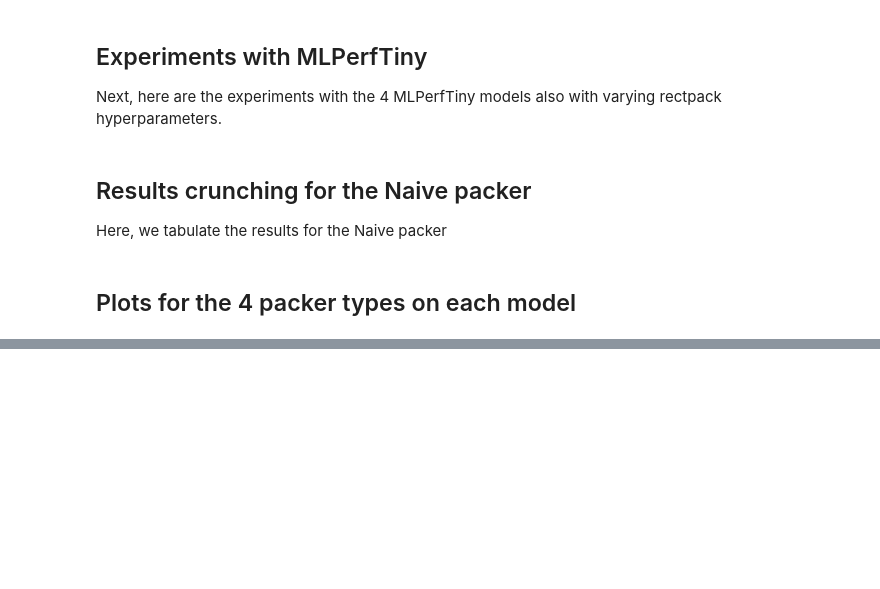
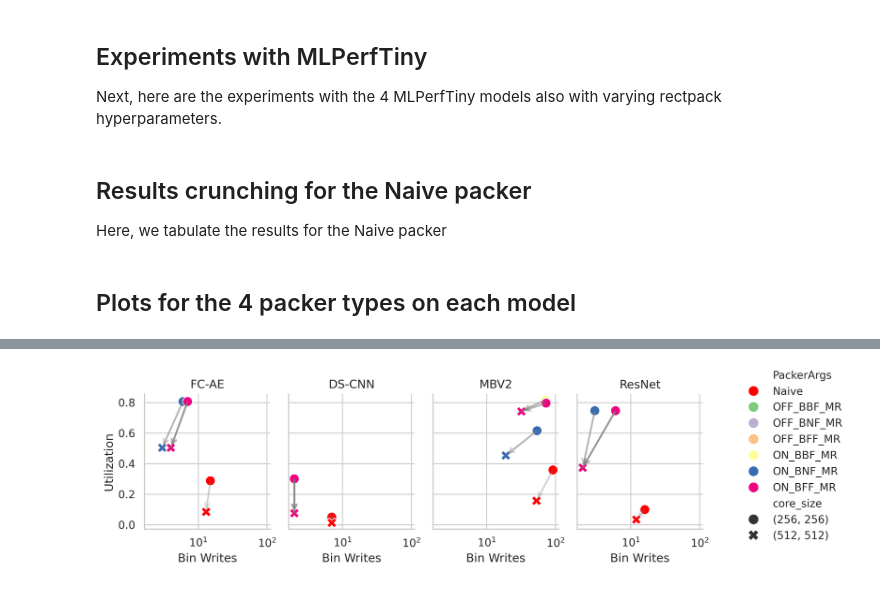
Before and after one commit to Lawrence-lugs/MARP, a Jupyter notebook: marp_results.ipynb, the cells around one changed output, grey strips where cells are left out. Cells and saved outputs as stored; diff of their text form; code cells hidden in the pictures; blank space fills up the shorter version.

```diff
--- a/marp_results.ipynb
+++ b/marp_results.ipynb
@@ -613,0 +658,51 @@ KeyboardInterrupt:
+# %%
+g = sns.relplot(
+    data=plot_df,
+    x='bin_writes',
+    y='utilization',
+    style='core_size',
+    col='ModelName',
+    hue='PackerArgs',
+    palette=custom_palette,
+    kind='scatter',
+    s=100
+)
+
+g.figure.set_size_inches(9, 3)
+g.figure.set_dpi(300)
+
+# Draw lines with directional arrows between points of the same ModelName and PackerArgs, across core_size
+for ax, col_val in zip(g.axes.flat, g.col_names):
+    for packer_arg in plot_df['PackerArgs'].unique():
+        # Only select data for the current subplot (col_val is ModelName)
+        subset = plot_df[(plot_df['ModelName'] == col_val) & (plot_df['PackerArgs'] == packer_arg)]
+        if len(subset) > 1:
+            subset_sorted = subset.sort_values(by='core_size')
+            x = subset_sorted['bin_writes'].values
+            y = subset_sorted['utilization'].values
+            ax.plot(x, y, linestyle='-', alpha=0.2, color='gray')
+            for i in range(len(x)-1):
+                ax.annotate(
+                    '',
+                    xy=(x[i+1], y[i+1]),
+                    xytext=(x[i], y[i]),
+                    arrowprops=dict(arrowstyle='->', color='gray', lw=2, alpha=0.2)
+                )
+
+# set legend outside
+g._legend.set_bbox_to_anchor((1.01, 1))
+g._legend.set_loc('upper left')
+
+g.set_axis_labels('Bin Writes', 'Utilization')
+
+# Set log x
+g.set(xscale='log')
+
+# Remove everything before = in the titles
+for ax in g.axes.flat:
+    ax.set_title(ax.get_title().split('=')[-1].strip())
+
+plt.tight_layout()
+plt.savefig('images/utilization_core_size_bin_writes.svg')
+# %% [output]
+[figure, added]
```
Also changed, not shown: parts of 15 cells of this notebook, 26 other files.
